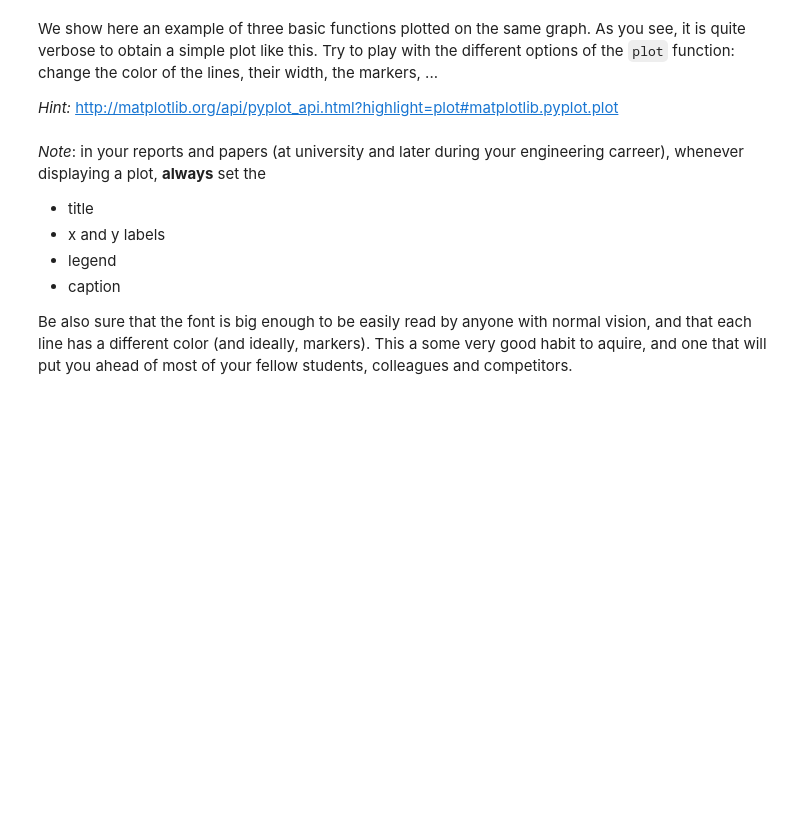
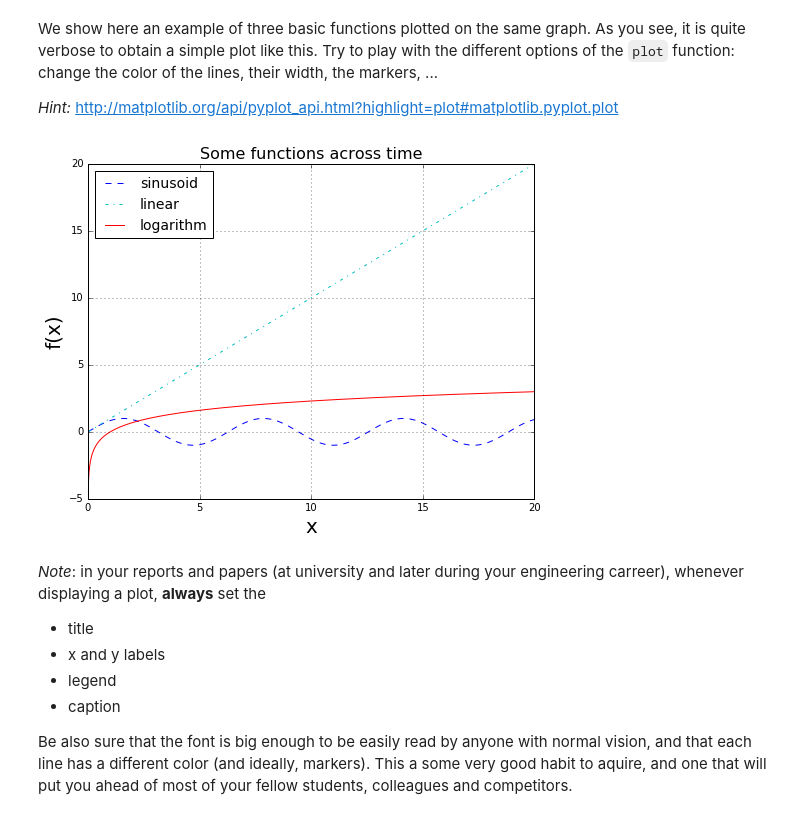
Before and after one commit to emlg/Internet-Analytics, a Jupyter notebook: ix-1-lab-intro/2-data-science.ipynb, the cells around one changed output. Saved outputs shown, nothing was run; the diff lists cells and outputs as text; code cells hidden in the pictures; blank space fills up the shorter version.

```diff
--- a/ix-1-lab-intro/2-data-science.ipynb
+++ b/ix-1-lab-intro/2-data-science.ipynb
@@ -69,25 +105,27 @@ We show here an example of three basic functions plotted on the same graph. As y
 
 *Hint:* http://matplotlib.org/api/pyplot_api.html?highlight=plot#matplotlib.pyplot.plot
 # %%
-x = np.linspace(start=0.01, stop=10, num=1000)
+x = np.linspace(start=0.01, stop=20, num=1000)
 # Generate some data
 sin = np.sin(x)
-lin = -4 + x
+lin = x
 log = np.log(x)
 # Create a new figure
 plt.figure(figsize=(8, 6))
 # Plot the data
-plt.plot(x, sin)
-plt.plot(x, lin)
-plt.plot(x, log)
+plt.plot(x, sin,'b--')
+plt.plot(x, lin, 'c-.')
+plt.plot(x, log, 'r')
 # Customize the plot
 plt.title("Some functions across time", fontsize=16)
 plt.xlabel("x", fontsize=20)
 plt.ylabel("f(x)", fontsize=20)
-plt.legend(["sinusoid", "linear", "logarithm"], loc='lower right', fontsize=14)
+plt.legend(["sinusoid", "linear", "logarithm"], loc='upper left', fontsize=14)
 plt.grid()
 # Display the result
 plt.show()
+# %% [output]
+[figure, added]
 # %% [markdown]
 *Note*: in your reports and papers (at university and later during your engineering carreer), whenever displaying a plot, **always** set the
 
```
Also changed, not shown: parts of 13 cells of this notebook, 3 other files.
